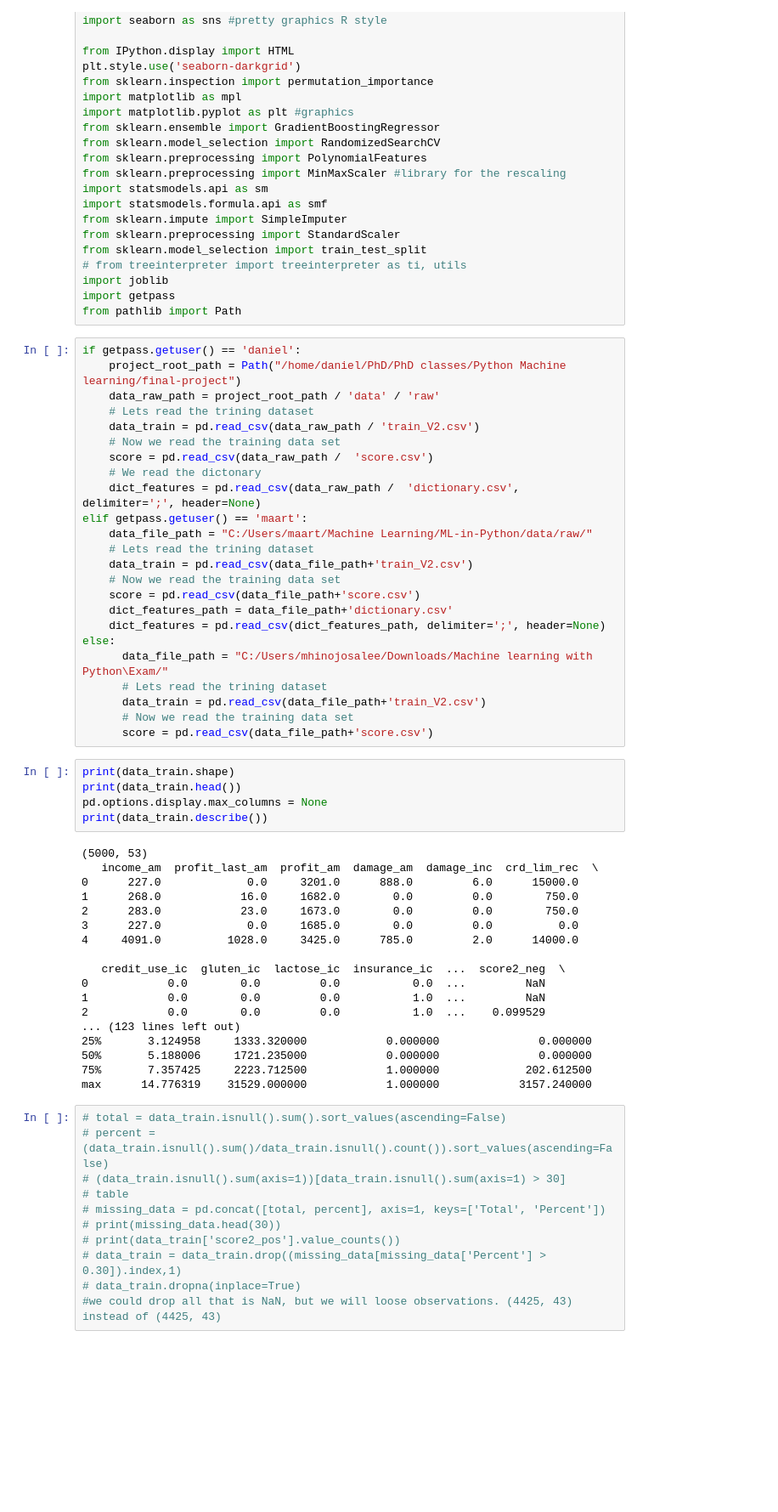
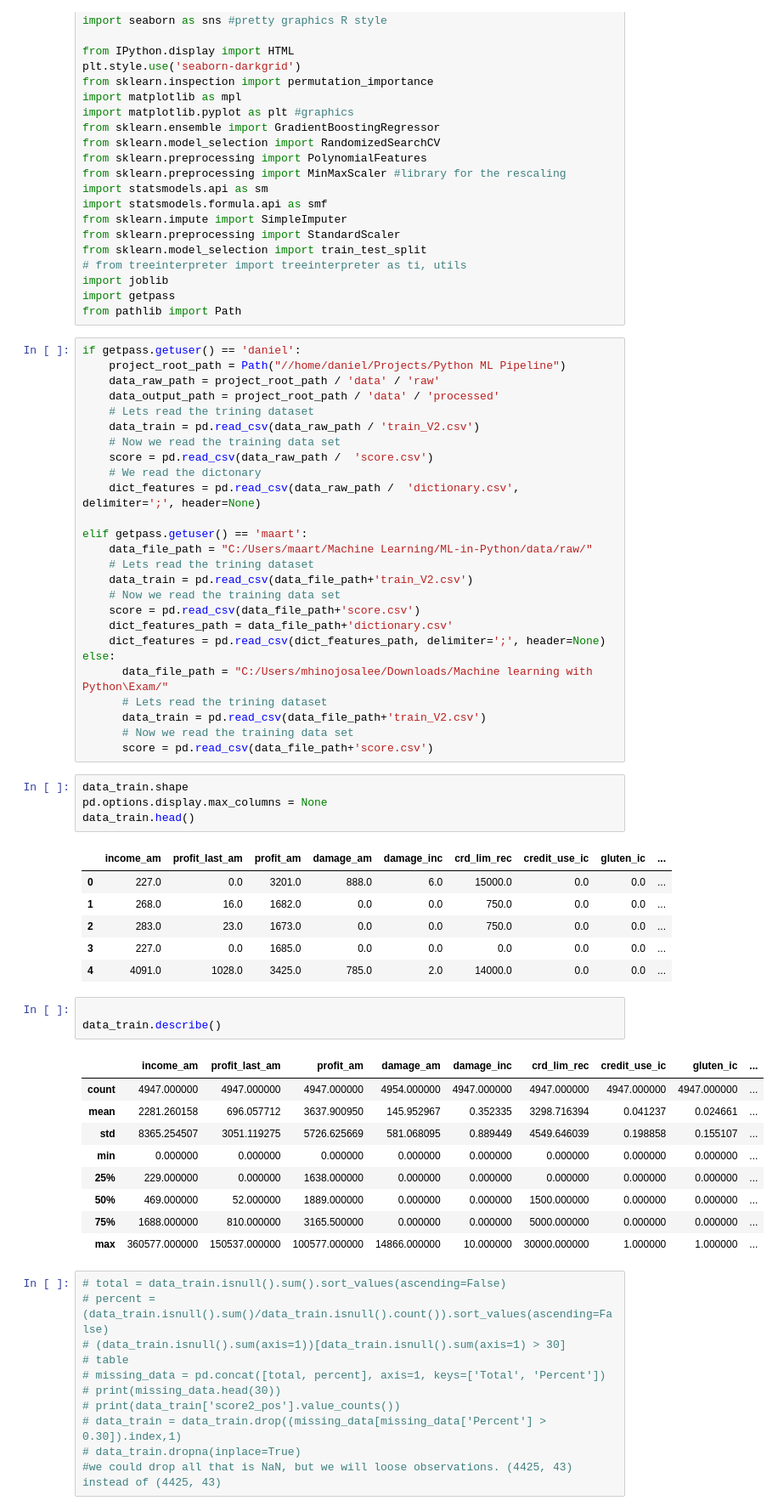
Before and after one commit to phuycke/ML-in-Python, a Jupyter notebook: notebooks/Preprocessing and Q2_Cristina.ipynb, the cells around one changed output. Shown at 85% size. Saved outputs shown, nothing was run; the diff lists cells and outputs as text; blank space fills up the shorter version.

Commit message:
feat: added MVE of Q4 + saving of Data in another notebooks

```diff
--- a/notebooks/Preprocessing and Q2_Cristina.ipynb
+++ b/notebooks/Preprocessing and Q2_Cristina.ipynb
@@ -30,14 +32,16 @@ import getpass
 from pathlib import Path
 # %%
 if getpass.getuser() == 'daniel':
-    project_root_path = Path("/home/daniel/PhD/PhD classes/Python Machine learning/final-project")
+    project_root_path = Path("//home/daniel/Projects/Python ML Pipeline")
     data_raw_path = project_root_path / 'data' / 'raw'
+    data_output_path = project_root_path / 'data' / 'processed'
     # Lets read the trining dataset
     data_train = pd.read_csv(data_raw_path / 'train_V2.csv')
     # Now we read the training data set
     score = pd.read_csv(data_raw_path /  'score.csv')
     # We read the dictonary
     dict_features = pd.read_csv(data_raw_path /  'dictionary.csv', delimiter=';', header=None)
+
 elif getpass.getuser() == 'maart':
     data_file_path = "C:/Users/maart/Machine Learning/ML-in-Python/data/raw/"
     # Lets read the trining dataset
@@ -53,28 +57,29 @@ else:
       # Now we read the training data set
       score = pd.read_csv(data_file_path+'score.csv')
 # %%
-print(data_train.shape)
-print(data_train.head())
+data_train.shape
 pd.options.display.max_columns = None
-print(data_train.describe())
+data_train.head()
 # %% [output]
-(5000, 53)
-   income_am  profit_last_am  profit_am  damage_am  damage_inc  crd_lim_rec  \
-0      227.0             0.0     3201.0      888.0         6.0      15000.0
-1      268.0            16.0     1682.0        0.0         0.0        750.0
-2      283.0            23.0     1673.0        0.0         0.0        750.0
-3      227.0             0.0     1685.0        0.0         0.0          0.0
-4     4091.0          1028.0     3425.0      785.0         2.0      14000.0
-
-   credit_use_ic  gluten_ic  lactose_ic  insurance_ic  ...  score2_neg  \
-0            0.0        0.0         0.0           0.0  ...         NaN
-1            0.0        0.0         0.0           1.0  ...         NaN
-2            0.0        0.0         0.0           1.0  ...    0.099529
-... (123 lines left out)
-25%       3.124958     1333.320000            0.000000               0.000000
-50%       5.188006     1721.235000            0.000000               0.000000
-75%       7.357425     2223.712500            1.000000             202.612500
-max      14.776319    31529.000000            1.000000            3157.240000
+|  | income_am | profit_last_am | profit_am | damage_am | damage_inc | crd_lim_rec | credit_use_ic | gluten_ic | ... |
+| 0 | 227.0 | 0.0 | 3201.0 | 888.0 | 6.0 | 15000.0 | 0.0 | 0.0 | ... |
+| 1 | 268.0 | 16.0 | 1682.0 | 0.0 | 0.0 | 750.0 | 0.0 | 0.0 | ... |
+| 2 | 283.0 | 23.0 | 1673.0 | 0.0 | 0.0 | 750.0 | 0.0 | 0.0 | ... |
+| 3 | 227.0 | 0.0 | 1685.0 | 0.0 | 0.0 | 0.0 | 0.0 | 0.0 | ... |
+| 4 | 4091.0 | 1028.0 | 3425.0 | 785.0 | 2.0 | 14000.0 | 0.0 | 0.0 | ... |
+# %%
+
+data_train.describe()
+# %% [output]
+|  | income_am | profit_last_am | profit_am | damage_am | damage_inc | crd_lim_rec | credit_use_ic | gluten_ic | ... |
+| count | 4947.000000 | 4947.000000 | 4947.000000 | 4954.000000 | 4947.000000 | 4947.000000 | 4947.000000 | 4947.000000 | ... |
+| mean | 2281.260158 | 696.057712 | 3637.900950 | 145.952967 | 0.352335 | 3298.716394 | 0.041237 | 0.024661 | ... |
+| std | 8365.254507 | 3051.119275 | 5726.625669 | 581.068095 | 0.889449 | 4549.646039 | 0.198858 | 0.155107 | ... |
+| min | 0.000000 | 0.000000 | 0.000000 | 0.000000 | 0.000000 | 0.000000 | 0.000000 | 0.000000 | ... |
+| 25% | 229.000000 | 0.000000 | 1638.000000 | 0.000000 | 0.000000 | 0.000000 | 0.000000 | 0.000000 | ... |
+| 50% | 469.000000 | 52.000000 | 1889.000000 | 0.000000 | 0.000000 | 1500.000000 | 0.000000 | 0.000000 | ... |
+| 75% | 1688.000000 | 810.000000 | 3165.500000 | 0.000000 | 0.000000 | 5000.000000 | 0.000000 | 0.000000 | ... |
+| max | 360577.000000 | 150537.000000 | 100577.000000 | 14866.000000 | 10.000000 | 30000.000000 | 1.000000 | 1.000000 | ... |
 # %%
 # total = data_train.isnull().sum().sort_values(ascending=False)
 # percent = (data_train.isnull().sum()/data_train.isnull().count()).sort_values(ascending=False)
```
Also changed, not shown: parts of 15 cells of this notebook, 3 other files.
